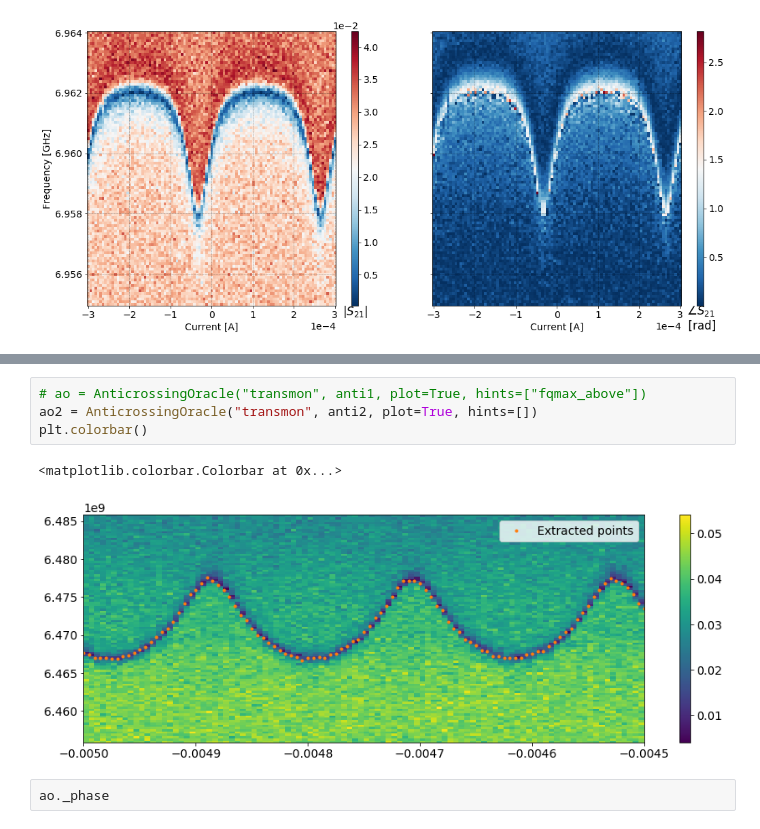
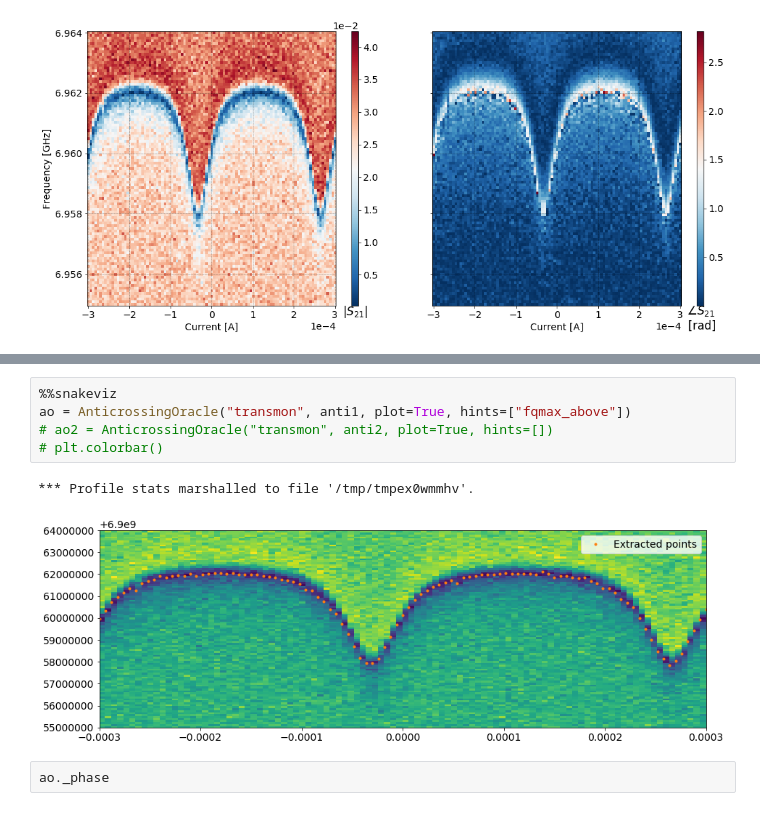
Before and after one commit to vdrhtc/Computer-vision-paper, a Jupyter notebook: Plots 2 .ipynb, the cells around one changed output, grey strips where cells are left out. Cells and saved outputs as stored; diff of their text form.

```diff
--- a/Plots 2 .ipynb
+++ b/Plots 2 .ipynb
@@ -118,10 +131,11 @@ AttributeError: 'FigureManagerBase' object has no attribute 'window'
 # %%
-# ao = AnticrossingOracle("transmon", anti1, plot=True, hints=["fqmax_above"])
-ao2 = AnticrossingOracle("transmon", anti2, plot=True, hints=[])
-plt.colorbar()
+%%snakeviz
+ao = AnticrossingOracle("transmon", anti1, plot=True, hints=["fqmax_above"])
+# ao2 = AnticrossingOracle("transmon", anti2, plot=True, hints=[])
+# plt.colorbar()
 # %% [output]
-<matplotlib.colorbar.Colorbar at 0x...>
+*** Profile stats marshalled to file '/tmp/tmpex0wmmhv'.
-[figure, old version]
+[figure, new version]
 # %%
 ao._phase
 # %% [output]
```
Also changed, not shown: parts of 7 cells of this notebook, 4 other files.
